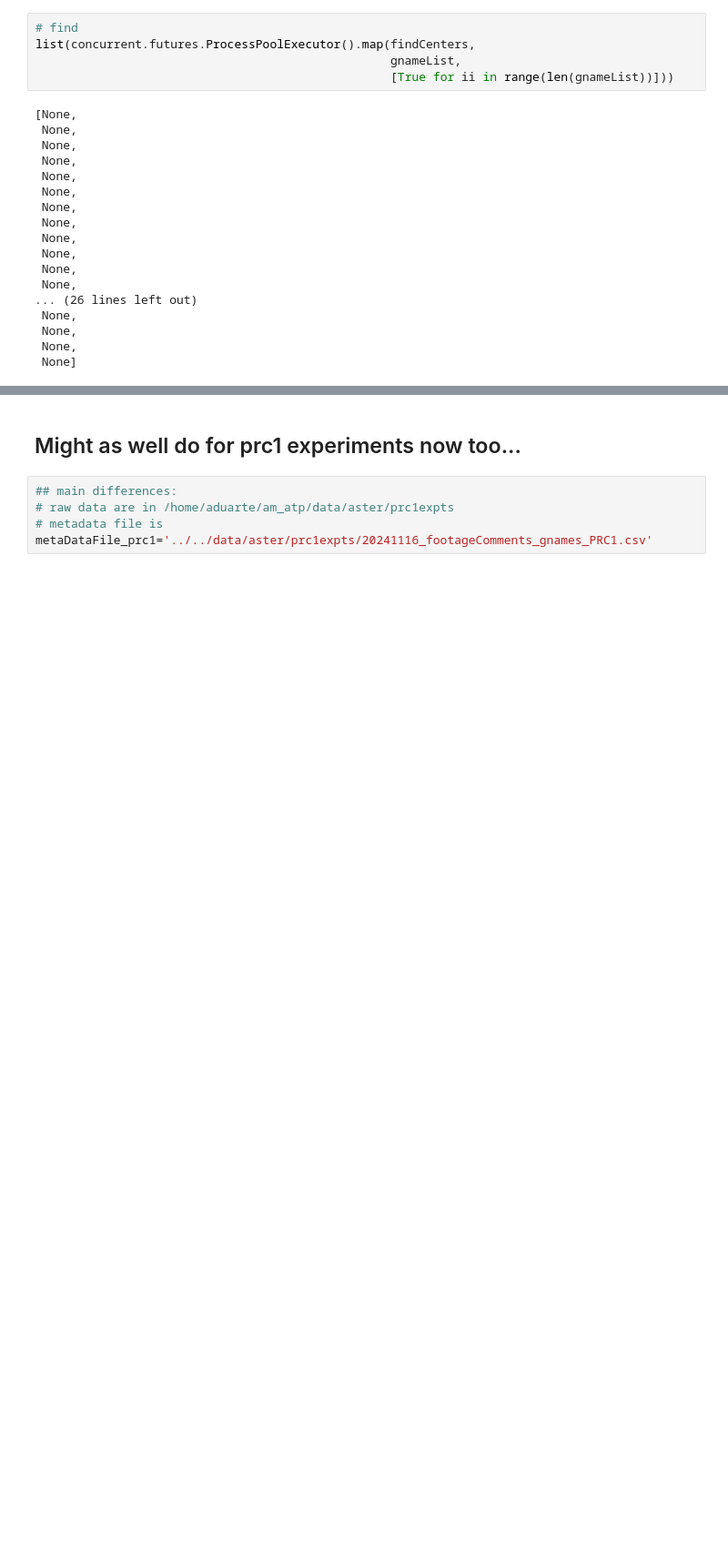
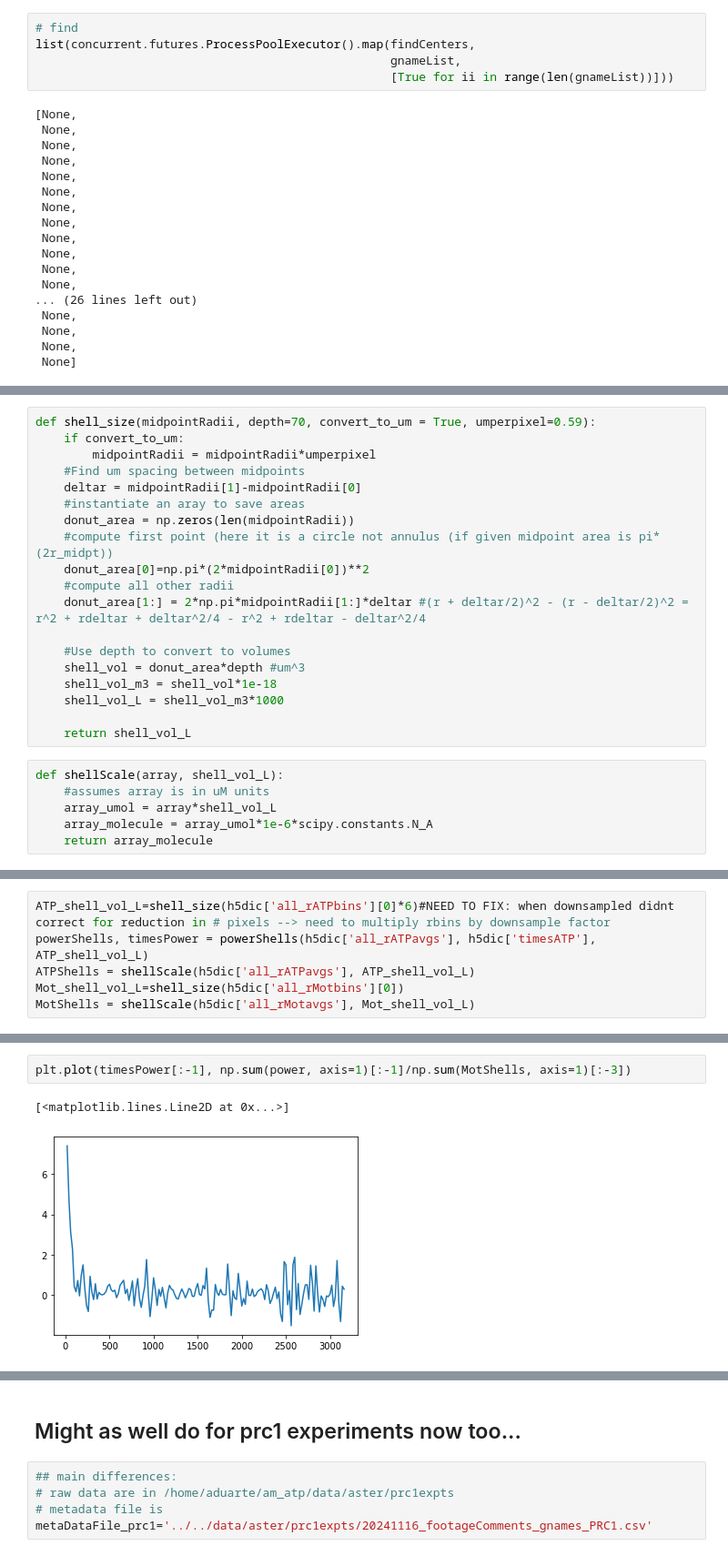
Before and after one commit to RPGroup-PBoC/am_atp, a Jupyter notebook: analysis/aster/20241114_paraAster-ftnsOnly.ipynb, the cells around one changed output, grey strips where cells are left out. Shown at 91% size. Drawn from its saved outputs; the diff is of its cells as text; blank space fills up the shorter version.

Commit message:
power function

```diff
--- a/analysis/aster/20241114_paraAster-ftnsOnly.ipynb
+++ b/analysis/aster/20241114_paraAster-ftnsOnly.ipynb
@@ -1100,0 +1103,25 @@ list(concurrent.futures.ProcessPoolExecutor().map(findCenters,
+# %%
+def shell_size(midpointRadii, depth=70, convert_to_um = True, umperpixel=0.59):
+    if convert_to_um:
+        midpointRadii = midpointRadii*umperpixel
+    #Find um spacing between midpoints
+    deltar = midpointRadii[1]-midpointRadii[0]
+    #instantiate an aray to save areas
+    donut_area = np.zeros(len(midpointRadii))
+    #compute first point (here it is a circle not annulus (if given midpoint area is pi*(2r_midpt))
+    donut_area[0]=np.pi*(2*midpointRadii[0])**2
+    #compute all other radii
+    donut_area[1:] = 2*np.pi*midpointRadii[1:]*deltar #(r + deltar/2)^2 - (r - deltar/2)^2 = r^2 + rdeltar + deltar^2/4 - r^2 + rdeltar - deltar^2/4
+
+    #Use depth to convert to volumes
+    shell_vol = donut_area*depth #um^3
+    shell_vol_m3 = shell_vol*1e-18
+    shell_vol_L = shell_vol_m3*1000
+
+    return shell_vol_L
+# %%
+def shellScale(array, shell_vol_L):
+    #assumes array is in uM units
+    array_umol = array*shell_vol_L
+    array_molecule = array_umol*1e-6*scipy.constants.N_A
+    return array_molecule
@@ -1100,0 +1185,6 @@ list(concurrent.futures.ProcessPoolExecutor().map(findCenters,
+# %%
+ATP_shell_vol_L=shell_size(h5dic['all_rATPbins'][0]*6)#NEED TO FIX: when downsampled didnt correct for reduction in # pixels --> need to multiply rbins by downsample factor
+powerShells, timesPower = powerShells(h5dic['all_rATPavgs'], h5dic['timesATP'], ATP_shell_vol_L)
+ATPShells = shellScale(h5dic['all_rATPavgs'], ATP_shell_vol_L)
+Mot_shell_vol_L=shell_size(h5dic['all_rMotbins'][0])
+MotShells = shellScale(h5dic['all_rMotavgs'], Mot_shell_vol_L)
@@ -1100,0 +1276,5 @@ list(concurrent.futures.ProcessPoolExecutor().map(findCenters,
+# %%
+plt.plot(timesPower[:-1], np.sum(power, axis=1)[:-1]/np.sum(MotShells, axis=1)[:-3])
+# %% [output]
+[<matplotlib.lines.Line2D at 0x...>]
+[figure, added]
```
Also changed, not shown: parts of 15 cells of this notebook.
